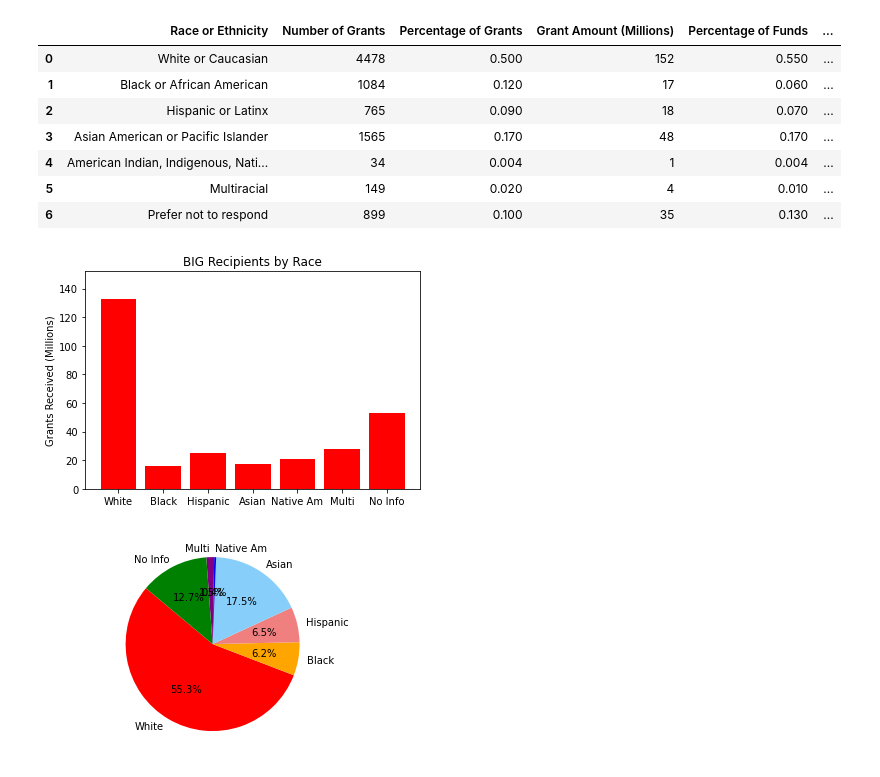
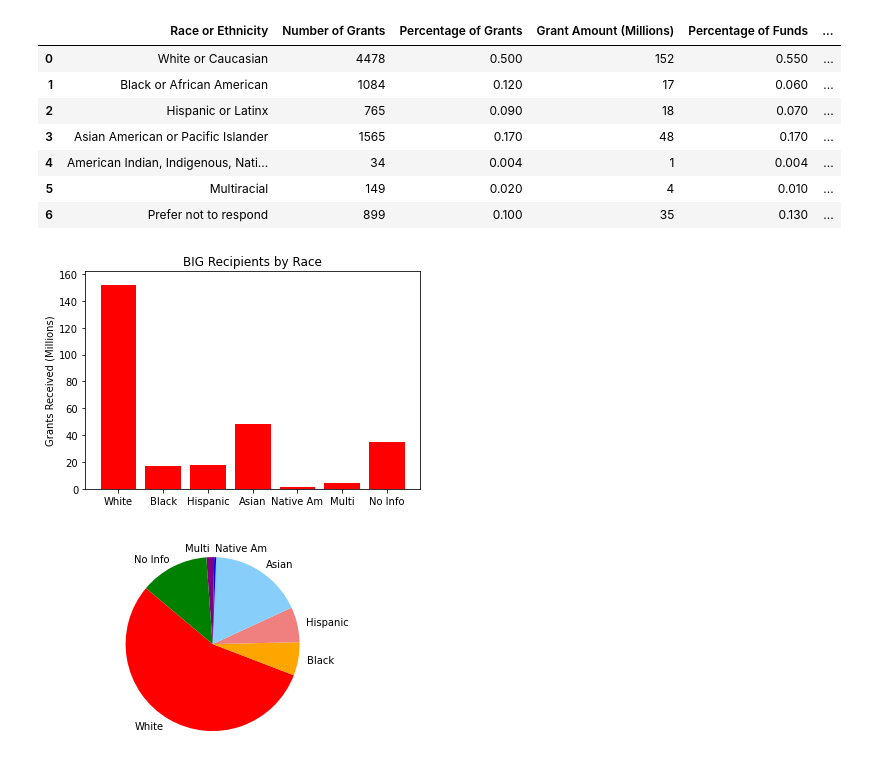
Before and after one commit to Josh-Weidenaar/Project_1, a Jupyter notebook: BIG_viz.ipynb, the cells around one changed output. Cells and saved outputs as stored; diff of their text form; code cells hidden in the pictures.

Commit message:
revised race bar chart, added ind pie chart

```diff
--- a/BIG_viz.ipynb
+++ b/BIG_viz.ipynb
@@ -88,27 +112,27 @@ big_by_race_df
 # %%
 # Bar chart for BIG recipients by race
 race = ["White", "Black", "Hispanic", "Asian", "Native Am", "Multi", "No Info"]
 amt_race = big_by_race_df["Grant Amount (Millions)"]
 x_axis_race = np.arange(len(amt_race))
 
 # Create the ticks for our bar chart's x axis
 tick_locations = [value for value in x_axis_race]
 plt.xticks(tick_locations, race)
 
 # Set the limits of the y axis
-plt.ylim(0, max(amt_race))
+plt.ylim(0, max(amt_race)+10)
 
 # Give the chart a title and y label
 plt.title("BIG Recipients by Race")
 plt.ylabel("Grants Received (Millions)")
 
-plt.bar(x_axis_ind, amt_ind, color="r", align="center")
+plt.bar(x_axis_race, amt_race, color="r", align="center")
 
 # Save an image of the chart and print it to the screen
 plt.savefig("../Project_1/BarRace.png")
 plt.show()
 # %% [output]
-[figure, old version]
+[figure, new version]
 # %%
 # Pie chart of BIG recipients by race
 
@@ -125,12 +149,11 @@ colors = ["red", "orange", "lightcoral", "lightskyblue", "blue", "purple", "gree
 plt.axis("equal")
 
 # Creates the pie chart based upon the values above
-# Automatically finds the percentages of each part of the pie chart
-plt.pie(amt_race, labels=race, colors=colors,
-        autopct="%1.1f%%", startangle=140)
+# Automatically finds the percentages of each part of the pie chart autopct="%1.1f%%"
+plt.pie(amt_race, labels=race, colors=colors, startangle=140)
 
 # Save an image of the chart and print it to the screen
 plt.savefig("../Project_1/PieRace.png")
 plt.show()
 # %% [output]
-[figure, old version]
+[figure, new version]
```
Also changed, not shown: parts of 1 cell of this notebook, 4 other files.
